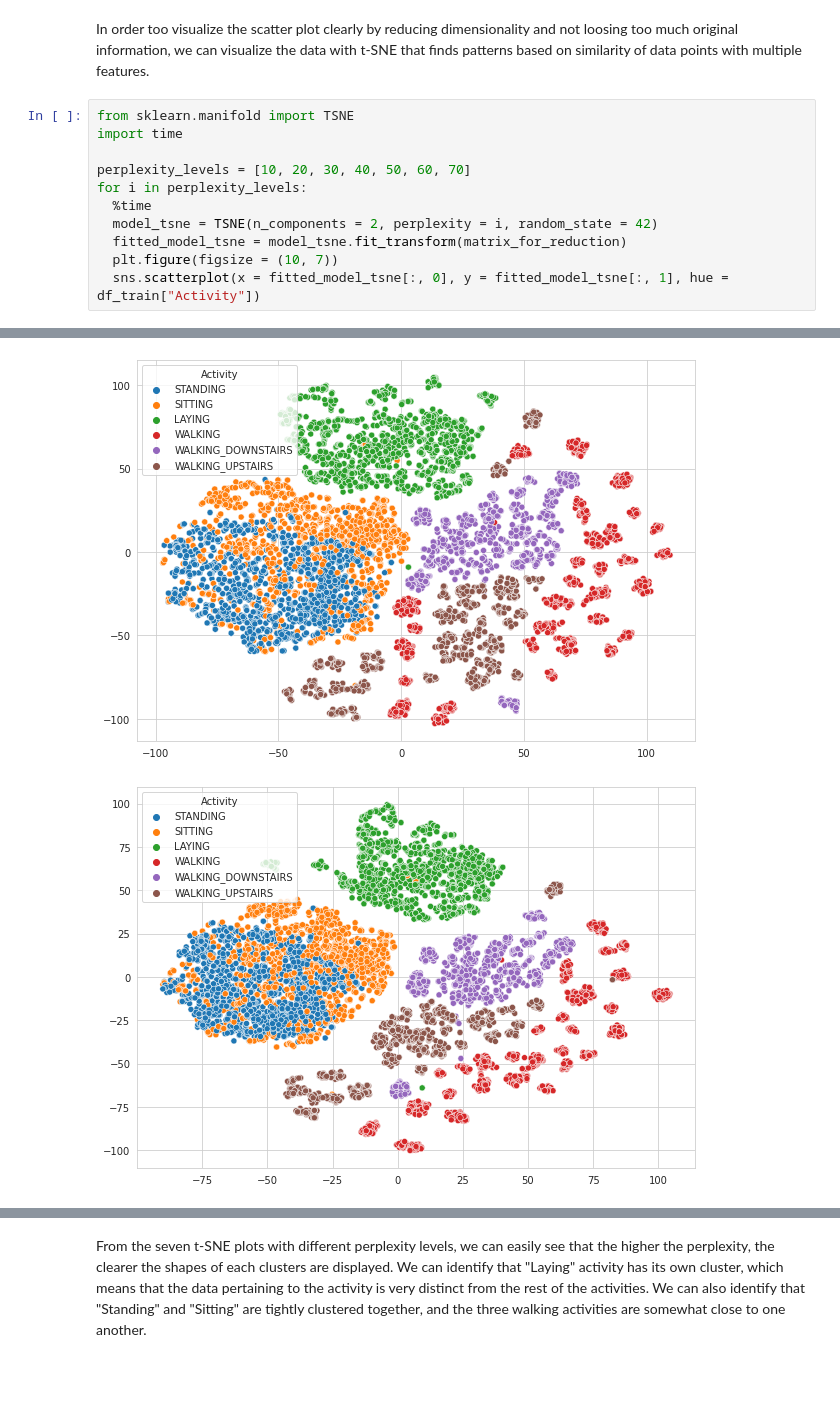
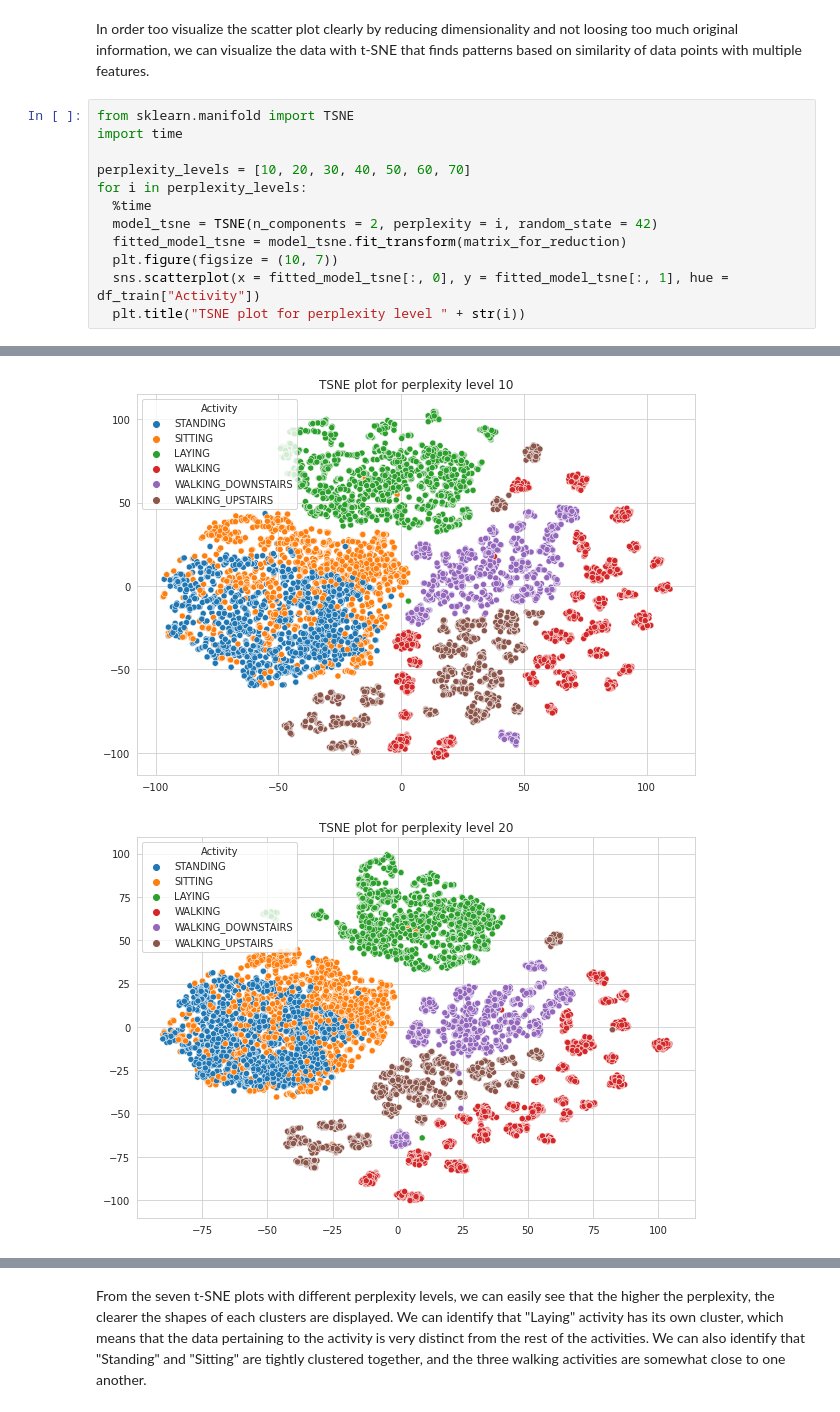
Before and after one commit to anthonywu2000/Human-Activity-Recognition, a Jupyter notebook: Human_Activity_Recognition_Algorithms_Project.ipynb, the cells around one changed output, grey strips where cells are left out. Saved outputs shown, nothing was run; the diff lists cells and outputs as text; blank space fills up the shorter version.

```diff
--- a/Human_Activity_Recognition_Algorithms_Project.ipynb
+++ b/Human_Activity_Recognition_Algorithms_Project.ipynb
@@ -288,4 +303,5 @@ for i in perplexity_levels:
   fitted_model_tsne = model_tsne.fit_transform(matrix_for_reduction)
   plt.figure(figsize = (10, 7))
   sns.scatterplot(x = fitted_model_tsne[:, 0], y = fitted_model_tsne[:, 1], hue = df_train["Activity"])
+  plt.title("TSNE plot for perplexity level " + str(i))
 # %% [output]
@@ -306,2 +322,2 @@ Wall time: 7.15 µs
-[figure, old version]
+[figure, new version]
-[figure, old version]
+[figure, new version]
```
Also changed, not shown: parts of 17 cells of this notebook.
